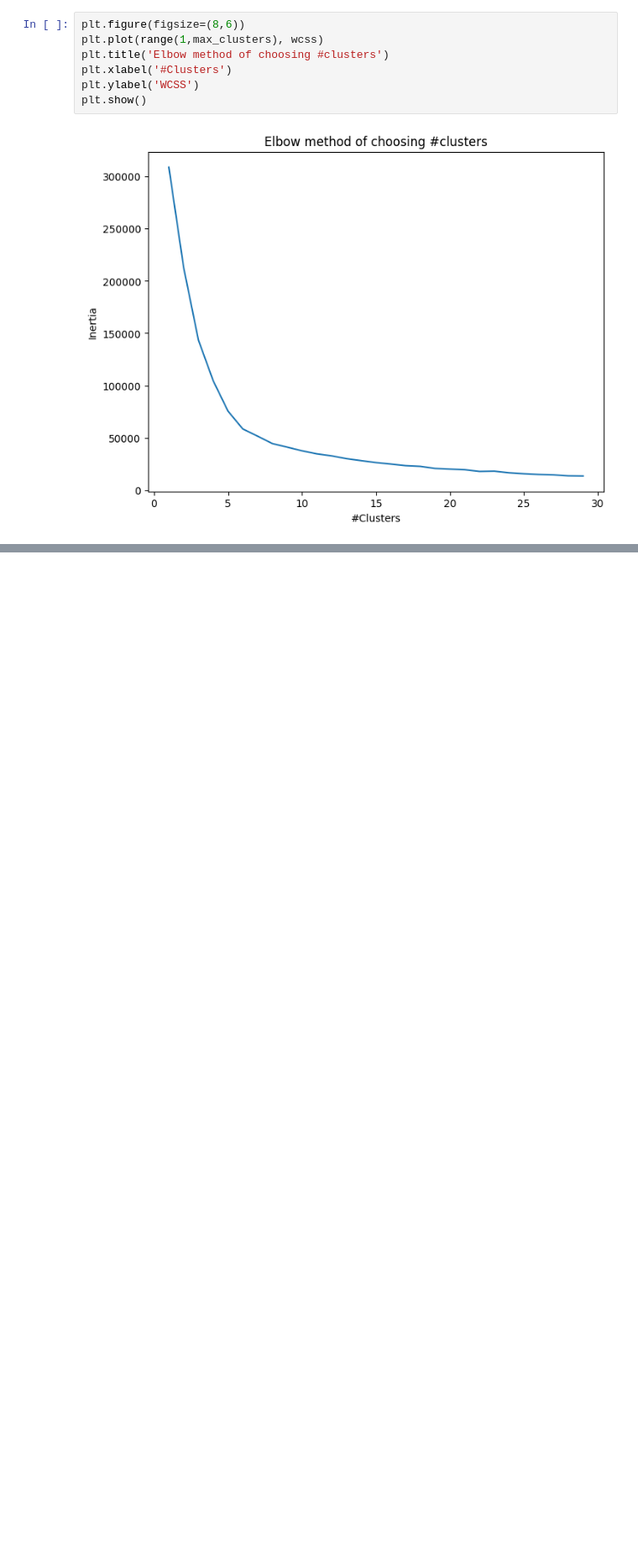
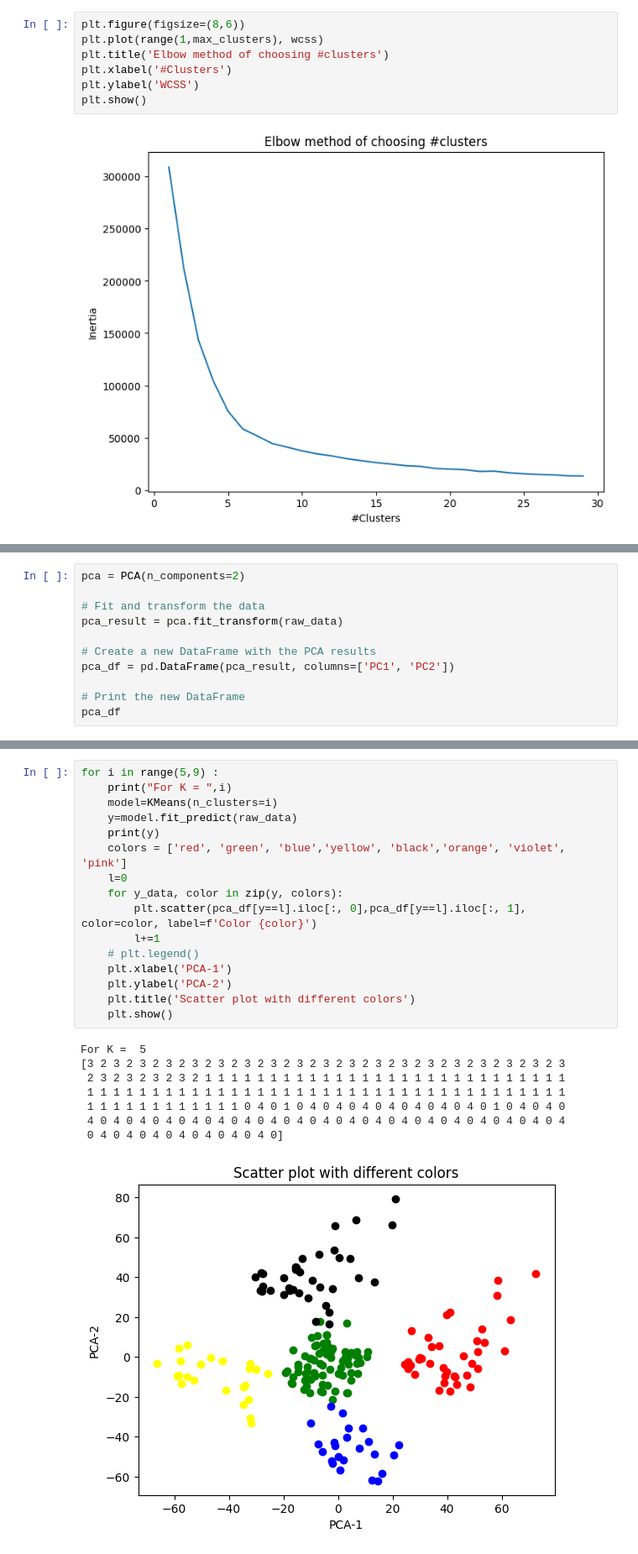
Before and after one commit to biswajit-github-2022/PRODIGY_ML_02, a Jupyter notebook: main_work.ipynb, the cells around one changed output, grey strips where cells are left out. Shown at 84% size. Drawn from its saved outputs; the diff is of its cells as text; blank space fills up the shorter version.

```diff
--- a/main_work.ipynb
+++ b/main_work.ipynb
@@ -108,0 +135,11 @@ InvalidIndexError: (array([False, False, False, False, False, False, False, Fals
+# %%
+pca = PCA(n_components=2)
+
+# Fit and transform the data
+pca_result = pca.fit_transform(raw_data)
+
+# Create a new DataFrame with the PCA results
+pca_df = pd.DataFrame(pca_result, columns=['PC1', 'PC2'])
+
+# Print the new DataFrame
+pca_df
@@ -108,0 +160,25 @@ InvalidIndexError: (array([False, False, False, False, False, False, False, Fals
+# %%
+for i in range(5,9) :
+    print("For K = ",i)
+    model=KMeans(n_clusters=i)
+    y=model.fit_predict(raw_data)
+    print(y)
+    colors = ['red', 'green', 'blue','yellow', 'black','orange', 'violet', 'pink']
+    l=0
+    for y_data, color in zip(y, colors):
+        plt.scatter(pca_df[y==l].iloc[:, 0],pca_df[y==l].iloc[:, 1], color=color, label=f'Color {color}')
+        l+=1
+    # plt.legend()
+    plt.xlabel('PCA-1')
+    plt.ylabel('PCA-2')
+    plt.title('Scatter plot with different colors')
+    plt.show()
+# %% [output]
+For K =  5
+[3 2 3 2 3 2 3 2 3 2 3 2 3 2 3 2 3 2 3 2 3 2 3 2 3 2 3 2 3 2 3 2 3 2 3 2 3
+ 2 3 2 3 2 3 2 3 2 1 1 1 1 1 1 1 1 1 1 1 1 1 1 1 1 1 1 1 1 1 1 1 1 1 1 1 1
+ 1 1 1 1 1 1 1 1 1 1 1 1 1 1 1 1 1 1 1 1 1 1 1 1 1 1 1 1 1 1 1 1 1 1 1 1 1
+ 1 1 1 1 1 1 1 1 1 1 1 1 0 4 0 1 0 4 0 4 0 4 0 4 0 4 0 4 0 4 0 1 0 4 0 4 0
+ 4 0 4 0 4 0 4 0 4 0 4 0 4 0 4 0 4 0 4 0 4 0 4 0 4 0 4 0 4 0 4 0 4 0 4 0 4
+ 0 4 0 4 0 4 0 4 0 4 0 4 0 4 0]
+[figure, added]
```
Also changed, not shown: parts of 13 cells of this notebook.
